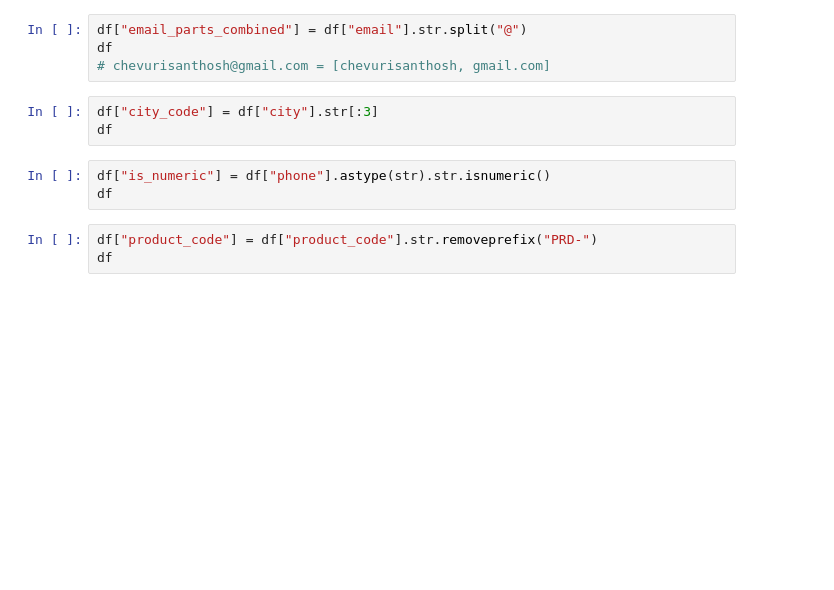
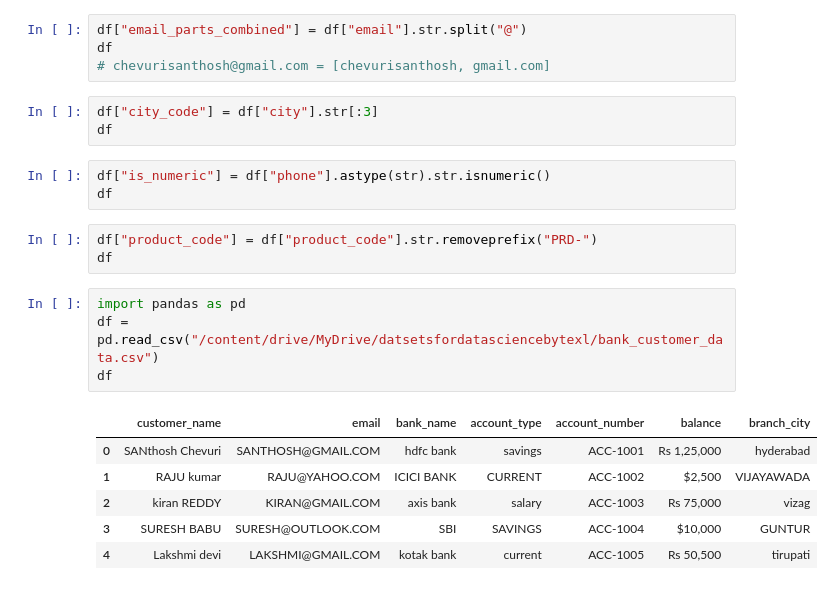
Before and after one commit to Santhoshkumar5655/datasciencelearning, a Jupyter notebook: string_processing_.ipynb, the cells around one changed output. Cells and saved outputs as stored; diff of their text form; blank space fills up the shorter version.

```diff
--- a/string_processing_.ipynb
+++ b/string_processing_.ipynb
@@ -129,3 +129,14 @@ df
 # %%
 df["product_code"] = df["product_code"].str.removeprefix("PRD-")
 df
+# %%
+import pandas as pd
+df = pd.read_csv("/content/drive/MyDrive/datsetsfordatasciencebytexl/bank_customer_data.csv")
+df
+# %% [output]
+|  | customer_name | email | bank_name | account_type | account_number | balance | branch_city |
+| 0 | SANthosh Chevuri | SANTHOSH@GMAIL.COM | hdfc bank | savings | ACC-1001 | Rs 1,25,000 | hyderabad |
+| 1 | RAJU kumar | RAJU@YAHOO.COM | ICICI BANK | CURRENT | ACC-1002 | $2,500 | VIJAYAWADA |
+| 2 | kiran REDDY | KIRAN@GMAIL.COM | axis bank | salary | ACC-1003 | Rs 75,000 | vizag |
+| 3 | SURESH BABU | SURESH@OUTLOOK.COM | SBI | SAVINGS | ACC-1004 | $10,000 | GUNTUR |
+| 4 | Lakshmi devi | LAKSHMI@GMAIL.COM | kotak bank | current | ACC-1005 | Rs 50,500 | tirupati |
```
Also changed, not shown: parts of 2 cells of this notebook.
